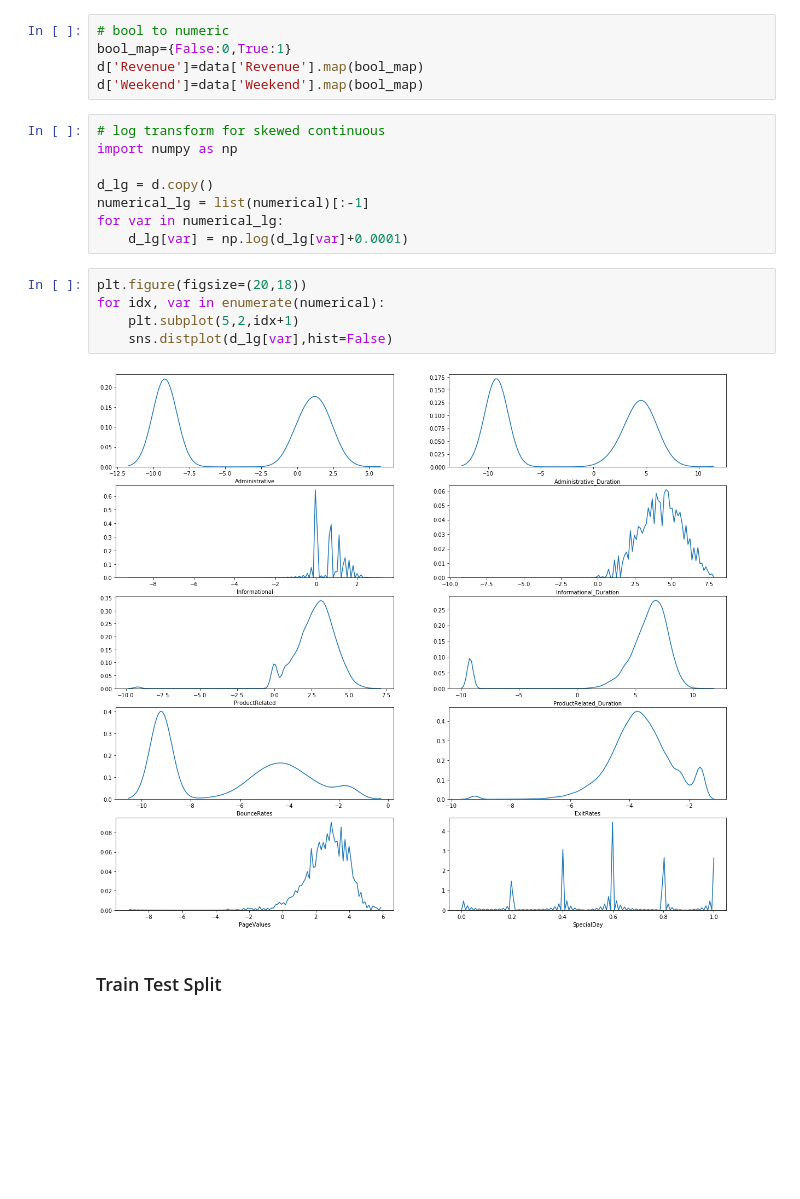
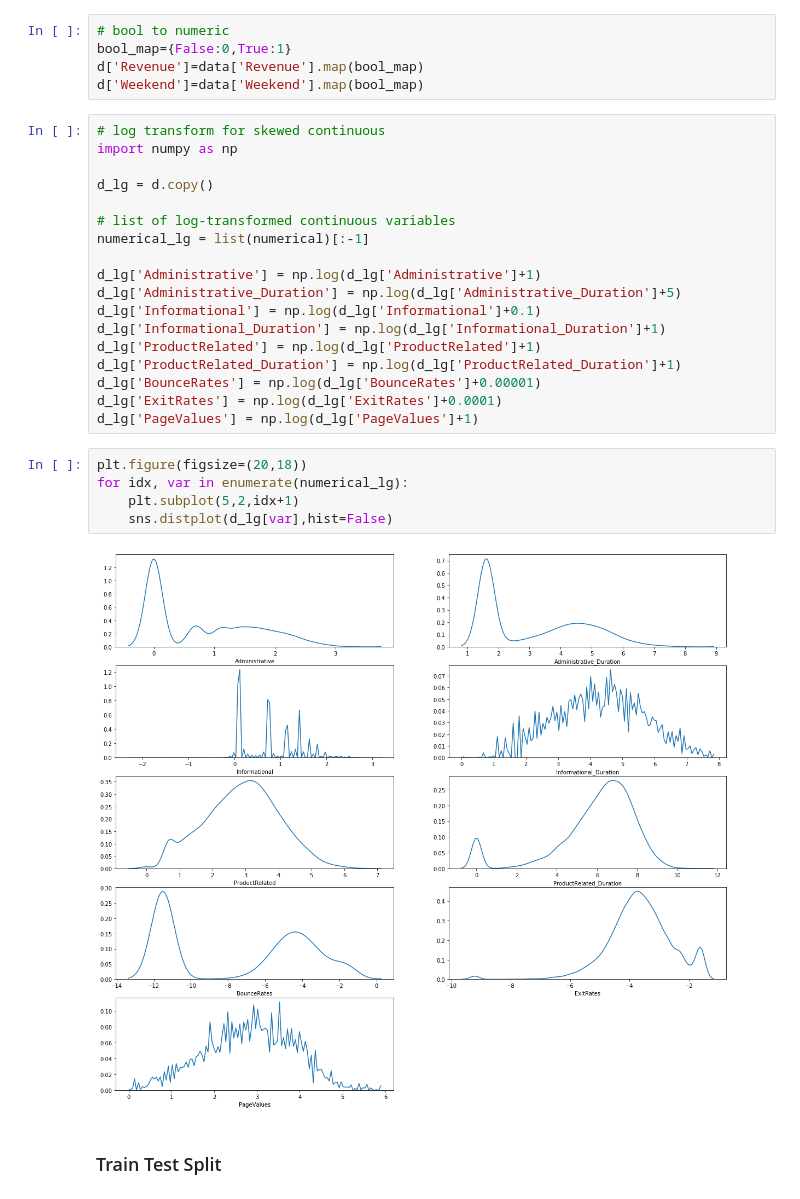
Before and after one commit to YingtianLIANG/APSTA-GE-2011-Proj2, a Jupyter notebook: APSTA-GE-2011-Proj2.ipynb, the cells around one changed output. Cells and saved outputs as stored; diff of their text form; blank space fills up the shorter version.

```diff
--- a/APSTA-GE-2011-Proj2.ipynb
+++ b/APSTA-GE-2011-Proj2.ipynb
@@ -300,21 +300,31 @@ Index(['Administrative', 'Administrative_Duration', 'Informational',
 bool_map={False:0,True:1}
 d['Revenue']=data['Revenue'].map(bool_map)
 d['Weekend']=data['Weekend'].map(bool_map)
-# %%
-# log transform for skewed continuous
-import numpy as np
-
-d_lg = d.copy()
-numerical_lg = list(numerical)[:-1]
-for var in numerical_lg:
-    d_lg[var] = np.log(d_lg[var]+0.0001)
+# %%
+# log transform for skewed continuous
+import numpy as np
+
+d_lg = d.copy()
+
+# list of log-transformed continuous variables
+numerical_lg = list(numerical)[:-1]
+
+d_lg['Administrative'] = np.log(d_lg['Administrative']+1)
+d_lg['Administrative_Duration'] = np.log(d_lg['Administrative_Duration']+5)
+d_lg['Informational'] = np.log(d_lg['Informational']+0.1)
+d_lg['Informational_Duration'] = np.log(d_lg['Informational_Duration']+1)
+d_lg['ProductRelated'] = np.log(d_lg['ProductRelated']+1)
+d_lg['ProductRelated_Duration'] = np.log(d_lg['ProductRelated_Duration']+1)
+d_lg['BounceRates'] = np.log(d_lg['BounceRates']+0.00001)
+d_lg['ExitRates'] = np.log(d_lg['ExitRates']+0.0001)
+d_lg['PageValues'] = np.log(d_lg['PageValues']+1)
 # %%
 plt.figure(figsize=(20,18))
-for idx, var in enumerate(numerical):
+for idx, var in enumerate(numerical_lg):
     plt.subplot(5,2,idx+1)
     sns.distplot(d_lg[var],hist=False)
 # %% [output]
-[figure, old version]
+[figure, new version]
 # %% [markdown]
 ### Train Test Split
 # %% [markdown]
```
Also changed, not shown: parts of 10 cells of this notebook.
